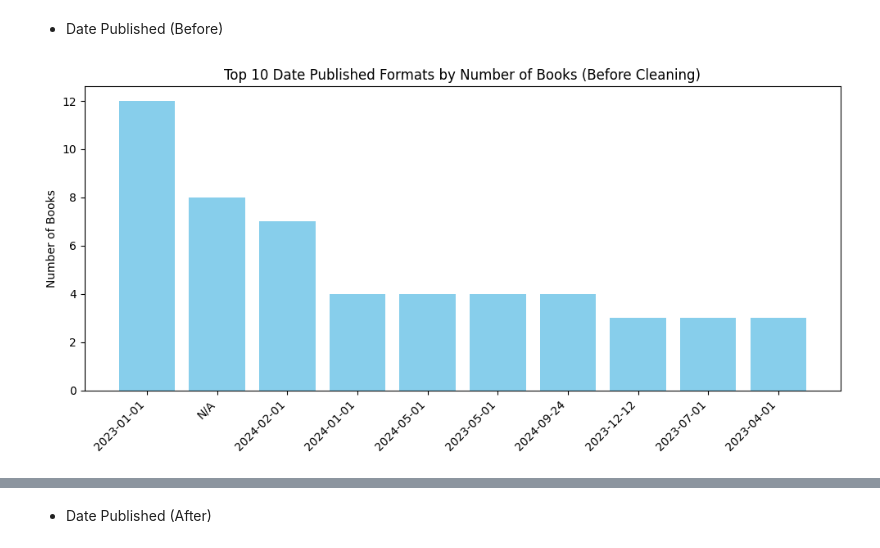
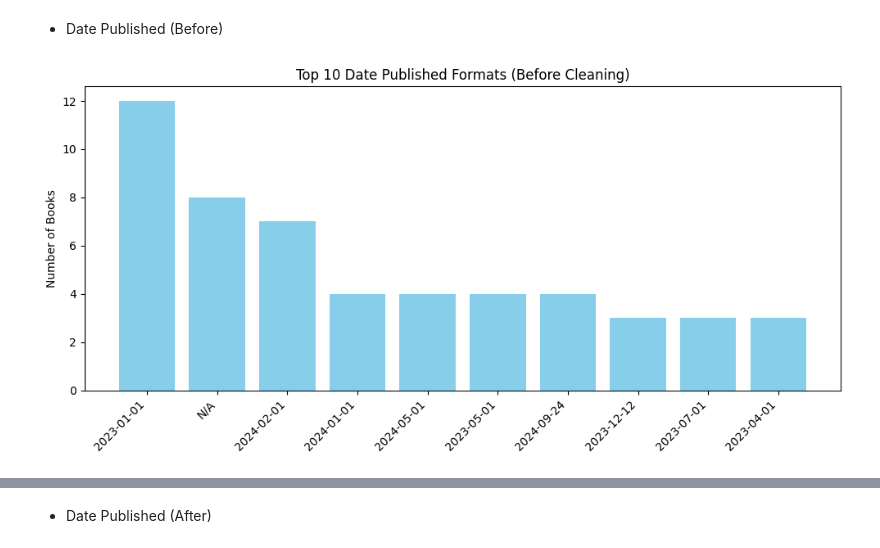
Before and after one commit to izzahrhnh/Datatada, a Jupyter notebook: 3IS1_GROUP_3_DATATADAA_GROUP_PROJECT_CODE_.ipynb, the cells around one changed output, grey strips where cells are left out. Saved outputs shown, nothing was run; the diff lists cells and outputs as text; code cells hidden in the pictures.

```diff
--- a/3IS1_GROUP_3_DATATADAA_GROUP_PROJECT_CODE_.ipynb
+++ b/3IS1_GROUP_3_DATATADAA_GROUP_PROJECT_CODE_.ipynb
@@ -632,20 +632,20 @@ plt.show()
 
 *   Date Published (Before)
 # %%
-# DATE PUBLISHED - BEFORE
+# BEFORE CLEANING - Shows all the messy date formats including "n/a"
 date_formats_before = (
-    df_before['Date Published']
+    df_before['Date Published']  # Your raw data DataFrame
     .astype(str)
     .value_counts()
     .head(10)
 )
 
 plt.figure(figsize=(10,5))
 plt.bar(date_formats_before.index, date_formats_before.values, color='skyblue')
 plt.xticks(rotation=45, ha='right')
 plt.ylabel("Number of Books")
-plt.title("Top 10 Date Published Formats by Number of Books (Before Cleaning)")
+plt.title("Top 10 Date Published Formats (Before Cleaning)")
 plt.tight_layout()
 plt.show()
 # %% [output]
-[figure, old version]
+[figure, new version]
```
Also changed, not shown: parts of 10 cells of this notebook.
